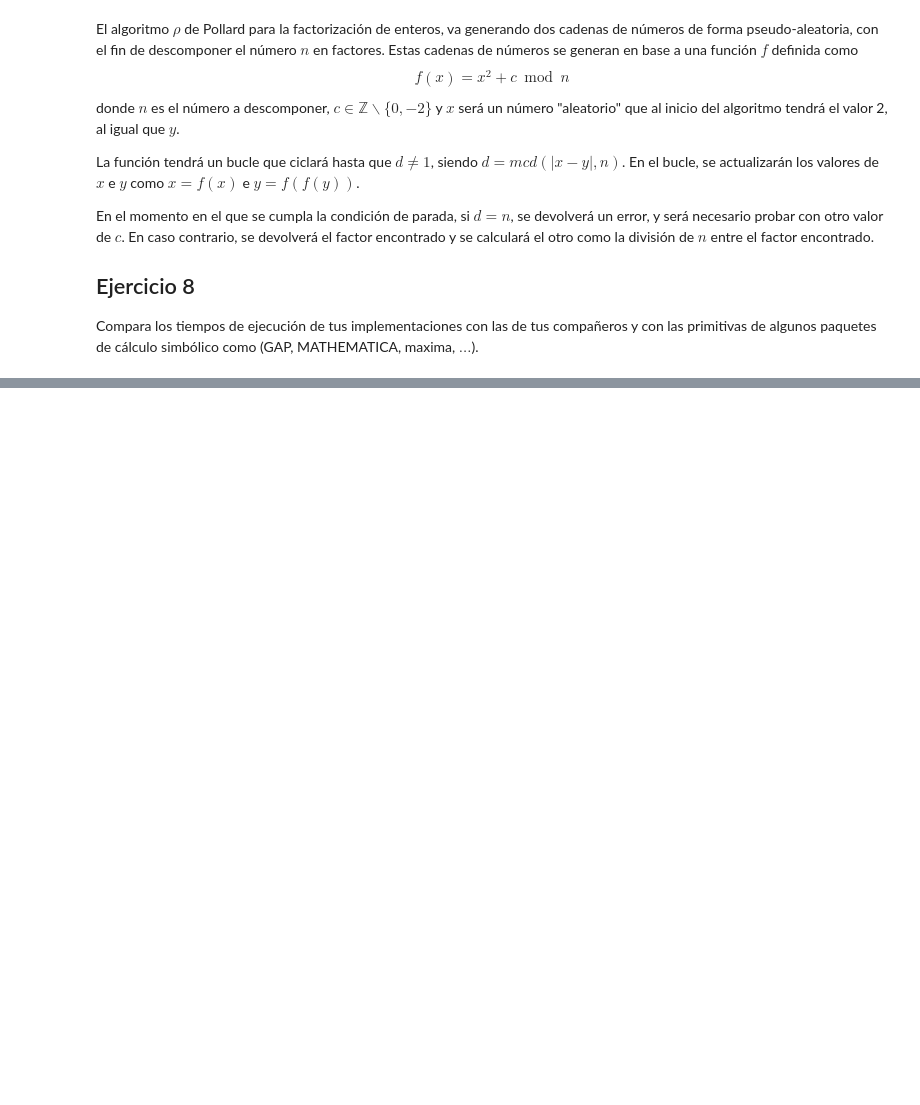
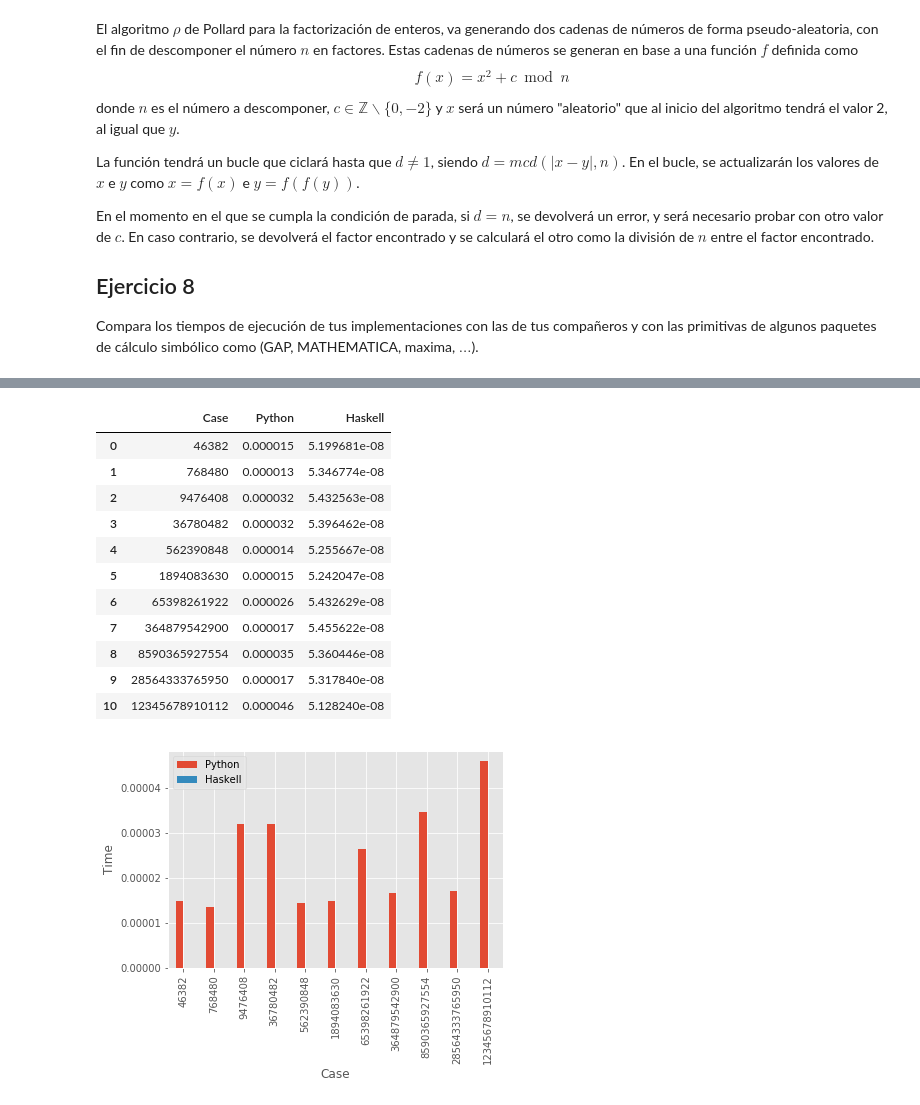
Before and after one commit to BraulioV/Cryptography, a Jupyter notebook: 1.Aritmetica-Modular/1.Aritmetica-Modular-py.ipynb, the cells around one changed output, grey strips where cells are left out. Saved outputs shown, nothing was run; the diff lists cells and outputs as text; code cells hidden in the pictures; blank space fills up the shorter version.

```diff
--- a/1.Aritmetica-Modular/1.Aritmetica-Modular-py.ipynb
+++ b/1.Aritmetica-Modular/1.Aritmetica-Modular-py.ipynb
@@ -493,0 +542,16 @@ plot('BSGS.csv', 'BSGS_hs.csv')
+# %%
+plot('Pollard.csv', 'Pollard_hs.csv')
+# %% [output]
+|  | Case | Python | Haskell |
+| 0 | 46382 | 0.000015 | 5.199681e-08 |
+| 1 | 768480 | 0.000013 | 5.346774e-08 |
+| 2 | 9476408 | 0.000032 | 5.432563e-08 |
+| 3 | 36780482 | 0.000032 | 5.396462e-08 |
+| 4 | 562390848 | 0.000014 | 5.255667e-08 |
+| 5 | 1894083630 | 0.000015 | 5.242047e-08 |
+| 6 | 65398261922 | 0.000026 | 5.432629e-08 |
+| 7 | 364879542900 | 0.000017 | 5.455622e-08 |
+| 8 | 8590365927554 | 0.000035 | 5.360446e-08 |
+| 9 | 28564333765950 | 0.000017 | 5.317840e-08 |
+| 10 | 12345678910112 | 0.000046 | 5.128240e-08 |
+[figure, added]
```
Also changed, not shown: parts of 7 cells of this notebook, 8 other files.
